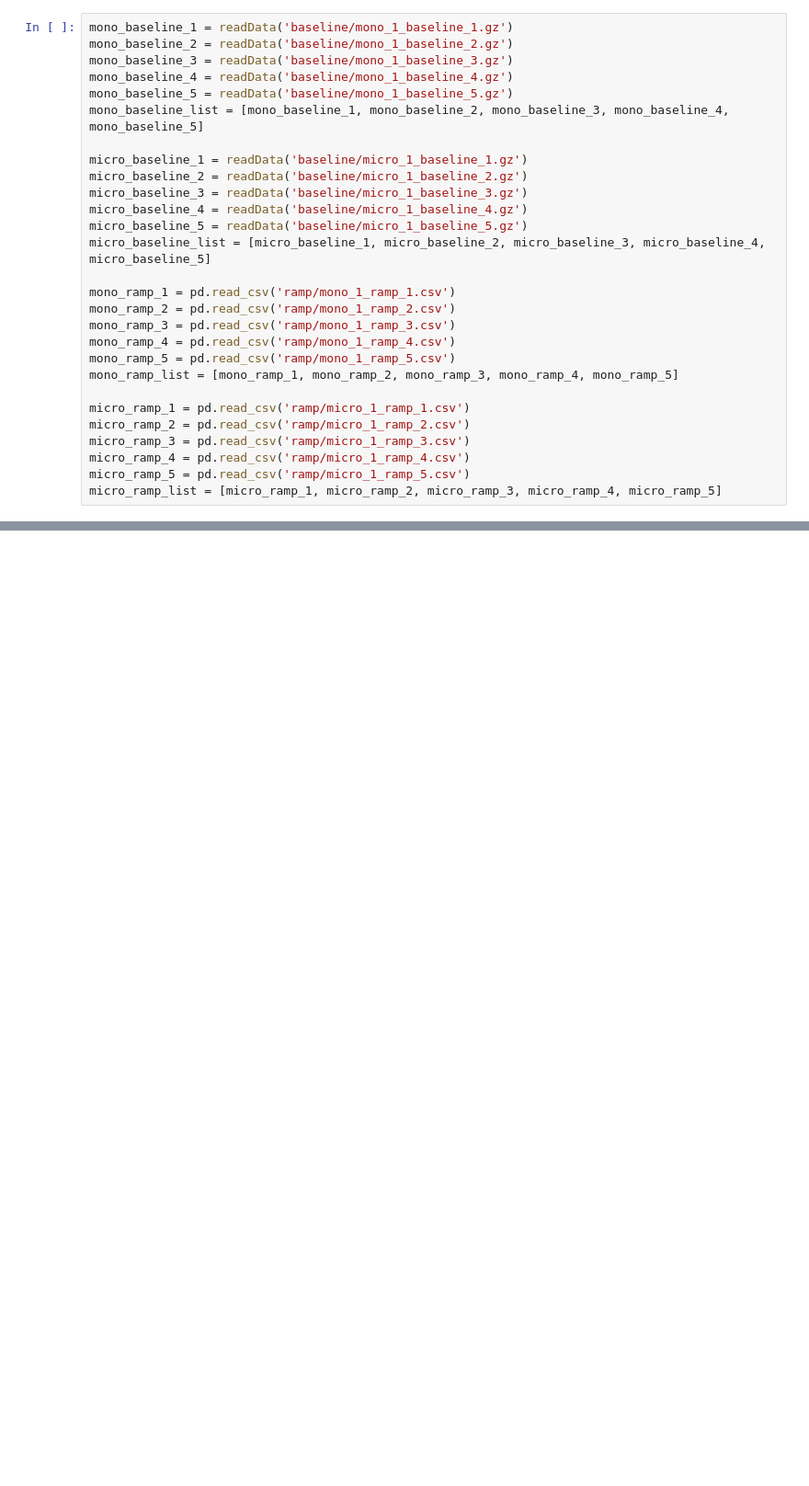
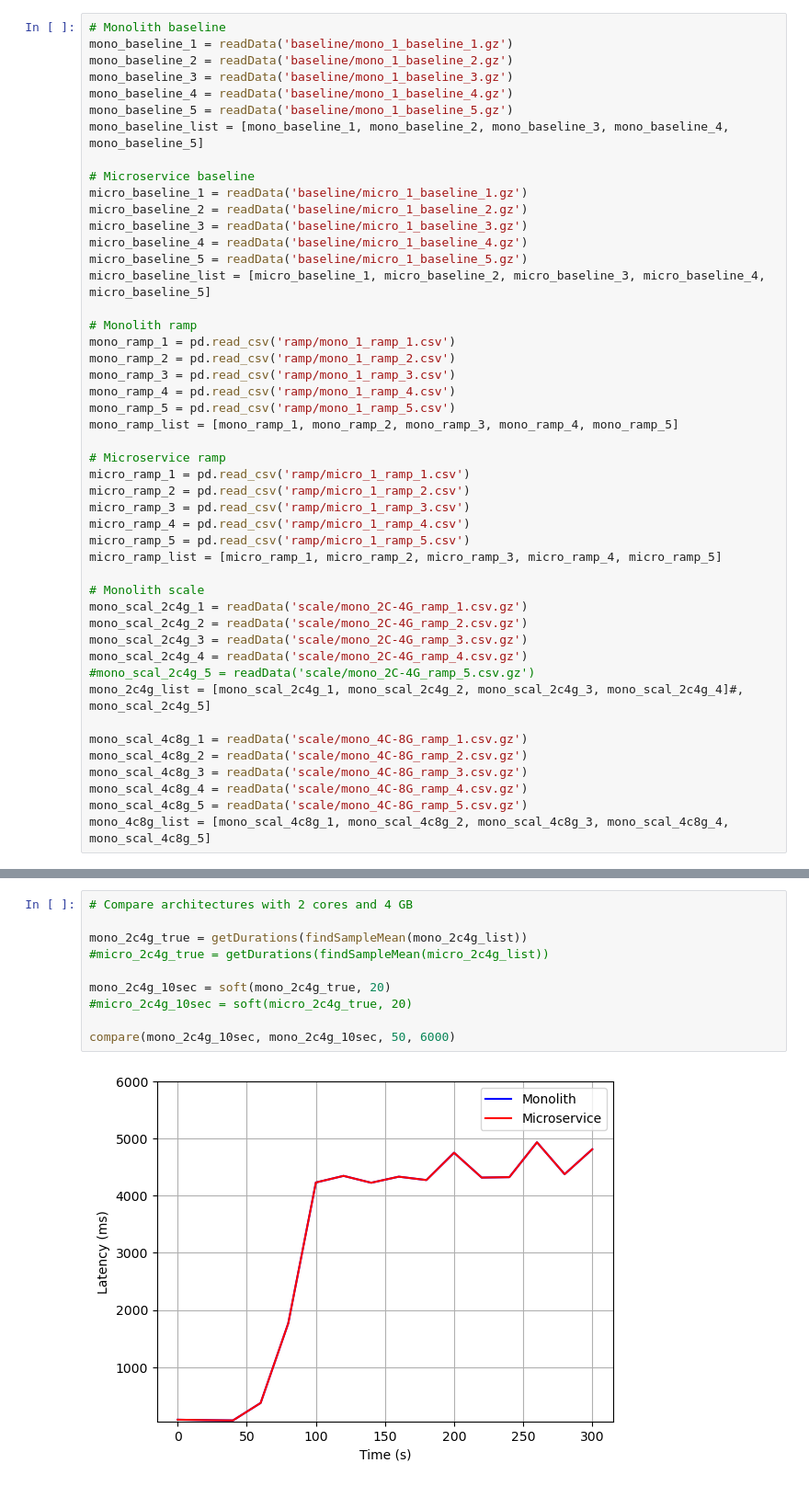
Before and after one commit to prebenrosland/microservice_analysis, a Jupyter notebook: ramp.ipynb, the cells around one changed output, grey strips where cells are left out. Shown at 92% size. Drawn from its saved outputs; the diff is of its cells as text; blank space fills up the shorter version.

```diff
--- a/ramp.ipynb
+++ b/ramp.ipynb
@@ -91,6 +102,7 @@ def median_req_rate(rates):
     mono_ramp = sorted(mono_rates, key=lambda x: x[0])[int(len(mono_rates)/2)]
     return mono_ramp
 # %%
+# Monolith baseline
 mono_baseline_1 = readData('baseline/mono_1_baseline_1.gz')
 mono_baseline_2 = readData('baseline/mono_1_baseline_2.gz')
 mono_baseline_3 = readData('baseline/mono_1_baseline_3.gz')
@@ -98,6 +110,7 @@ mono_baseline_4 = readData('baseline/mono_1_baseline_4.gz')
 mono_baseline_5 = readData('baseline/mono_1_baseline_5.gz')
 mono_baseline_list = [mono_baseline_1, mono_baseline_2, mono_baseline_3, mono_baseline_4, mono_baseline_5]
 
+# Microservice baseline
 micro_baseline_1 = readData('baseline/micro_1_baseline_1.gz')
 micro_baseline_2 = readData('baseline/micro_1_baseline_2.gz')
 micro_baseline_3 = readData('baseline/micro_1_baseline_3.gz')
@@ -105,6 +118,7 @@ micro_baseline_4 = readData('baseline/micro_1_baseline_4.gz')
 micro_baseline_5 = readData('baseline/micro_1_baseline_5.gz')
 micro_baseline_list = [micro_baseline_1, micro_baseline_2, micro_baseline_3, micro_baseline_4, micro_baseline_5]
 
+# Monolith ramp
 mono_ramp_1 = pd.read_csv('ramp/mono_1_ramp_1.csv')
 mono_ramp_2 = pd.read_csv('ramp/mono_1_ramp_2.csv')
 mono_ramp_3 = pd.read_csv('ramp/mono_1_ramp_3.csv')
@@ -112,12 +126,28 @@ mono_ramp_4 = pd.read_csv('ramp/mono_1_ramp_4.csv')
 mono_ramp_5 = pd.read_csv('ramp/mono_1_ramp_5.csv')
 mono_ramp_list = [mono_ramp_1, mono_ramp_2, mono_ramp_3, mono_ramp_4, mono_ramp_5]
 
+# Microservice ramp
 micro_ramp_1 = pd.read_csv('ramp/micro_1_ramp_1.csv')
 micro_ramp_2 = pd.read_csv('ramp/micro_1_ramp_2.csv')
 micro_ramp_3 = pd.read_csv('ramp/micro_1_ramp_3.csv')
 micro_ramp_4 = pd.read_csv('ramp/micro_1_ramp_4.csv')
 micro_ramp_5 = pd.read_csv('ramp/micro_1_ramp_5.csv')
 micro_ramp_list = [micro_ramp_1, micro_ramp_2, micro_ramp_3, micro_ramp_4, micro_ramp_5]
+
+# Monolith scale
+mono_scal_2c4g_1 = readData('scale/mono_2C-4G_ramp_1.csv.gz')
+mono_scal_2c4g_2 = readData('scale/mono_2C-4G_ramp_2.csv.gz')
+mono_scal_2c4g_3 = readData('scale/mono_2C-4G_ramp_3.csv.gz')
+mono_scal_2c4g_4 = readData('scale/mono_2C-4G_ramp_4.csv.gz')
+#mono_scal_2c4g_5 = readData('scale/mono_2C-4G_ramp_5.csv.gz')
+mono_2c4g_list = [mono_scal_2c4g_1, mono_scal_2c4g_2, mono_scal_2c4g_3, mono_scal_2c4g_4]#, mono_scal_2c4g_5]
+
+mono_scal_4c8g_1 = readData('scale/mono_4C-8G_ramp_1.csv.gz')
+mono_scal_4c8g_2 = readData('scale/mono_4C-8G_ramp_2.csv.gz')
+mono_scal_4c8g_3 = readData('scale/mono_4C-8G_ramp_3.csv.gz')
+mono_scal_4c8g_4 = readData('scale/mono_4C-8G_ramp_4.csv.gz')
+mono_scal_4c8g_5 = readData('scale/mono_4C-8G_ramp_5.csv.gz')
+mono_4c8g_list = [mono_scal_4c8g_1, mono_scal_4c8g_2, mono_scal_4c8g_3, mono_scal_4c8g_4, mono_scal_4c8g_5]
 # %%
 # Compare baseline results
 
@@ -152,0 +184,12 @@ compare(soft(reqRate(mono_ramp_true), 20), soft(reqRate(micro_ramp_true), 20), y
+# %%
+# Compare architectures with 2 cores and 4 GB
+
+mono_2c4g_true = getDurations(findSampleMean(mono_2c4g_list))
+#micro_2c4g_true = getDurations(findSampleMean(micro_2c4g_list))
+
+mono_2c4g_10sec = soft(mono_2c4g_true, 20)
+#micro_2c4g_10sec = soft(micro_2c4g_true, 20)
+
+compare(mono_2c4g_10sec, mono_2c4g_10sec, 50, 6000)
+# %% [output]
+[figure, added]
```
Also changed, not shown: parts of 6 cells of this notebook, 17 other files.
